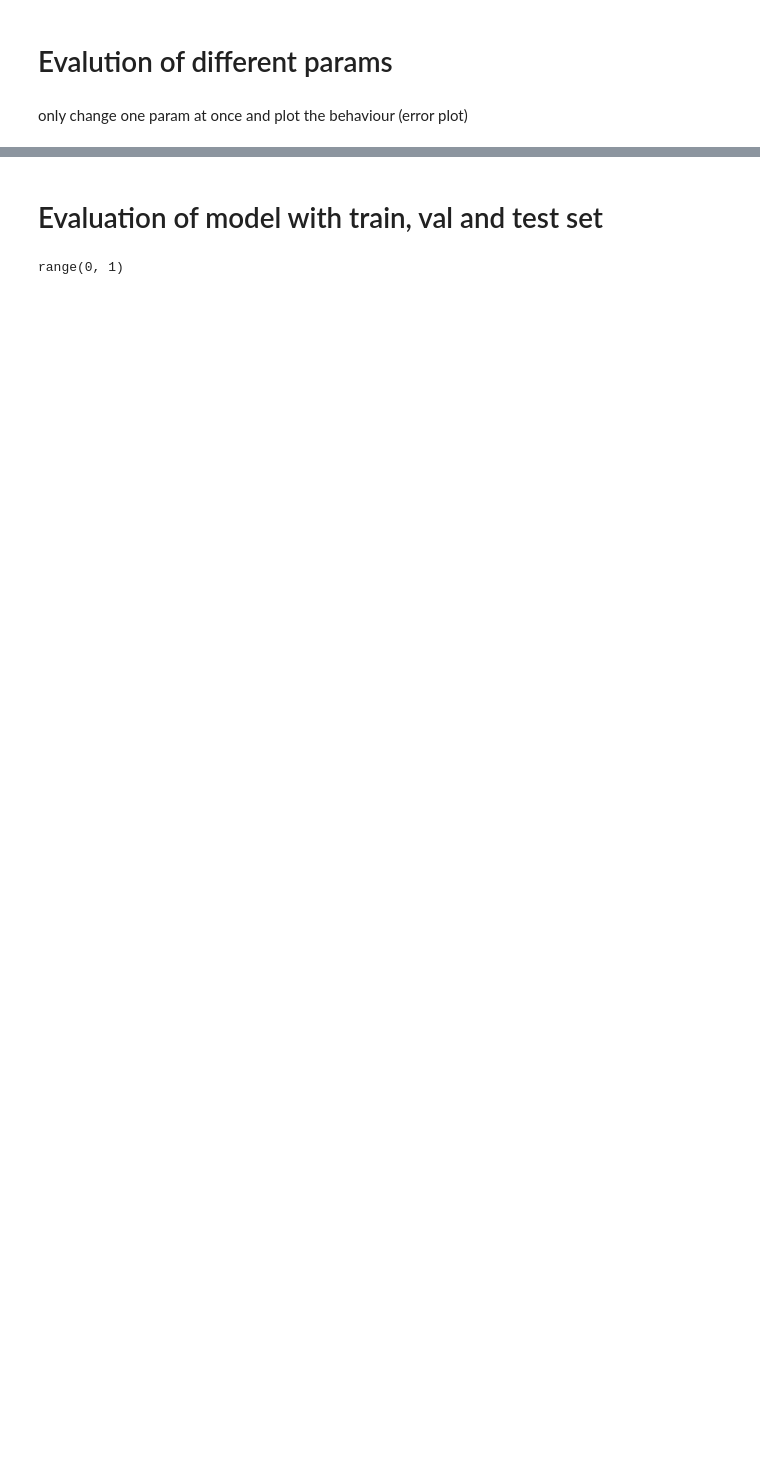
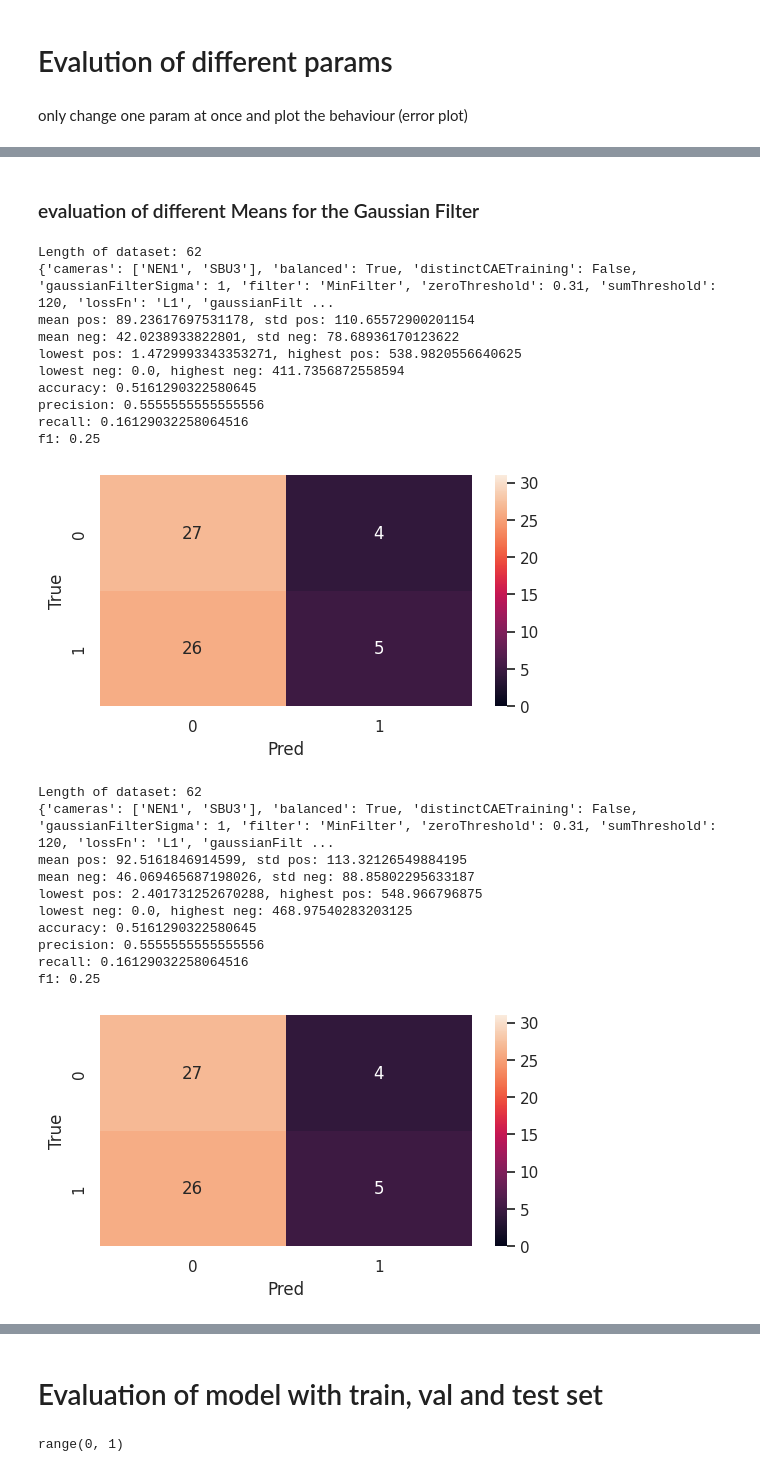
Before and after one commit to klusertim/heronWorkspace, a Jupyter notebook: classifier/basicClassifier.ipynb, the cells around one changed output, grey strips where cells are left out. Saved outputs shown, nothing was run; the diff lists cells and outputs as text; code cells hidden in the pictures; blank space fills up the shorter version.

```diff
--- a/classifier/basicClassifier.ipynb
+++ b/classifier/basicClassifier.ipynb
@@ -367,0 +509,53 @@ def evaluateAndPlotSettings(settings: list(dict)):
+# %% [markdown]
+### evaluation of different Means for the Gaussian Filter
+# %%
+# distributions = dict(
+#     cameras = [["NEN1", "SBU3"]], #, ["SBU4"]
+#     balanced = [True, False],
+#     distinctCAETraining = [True, False],
+#     gaussianFilterSize = [5],
+#     gaussianFilterSigma = [3, 5],
+#     filter = ["MinFilter"], #["MinFilter", "GaussianFilter"]
+#     zeroThreshold = np.random.uniform(low=0.15, high=0.4, size=30), # uniform dist on loc, loc+scale -> uniform(loc, scale) #threshold for zeroing out the image
+#     sumThreshold = np.random.uniform(low=20, high=50, size=30),
+#     lossFn = ["L1"]#["MSE", "L1"],
+# )
+
+# investigation of gaussian filter sigma
+startState = dict(
+    cameras = ["NEN1", "SBU3"], #, ["SBU4"]
+    balanced = True,
+    distinctCAETraining = False,
+    gaussianFilterSigma = 1,
+    filter = "MinFilter", #["MinFilter", "GaussianFilter"]
+    zeroThreshold = 0.31, # uniform dist on loc, loc+scale -> uniform(loc, scale) #threshold for zeroing out the image
+    sumThreshold = 120,
+    lossFn = "L1"
+)
+
+sizeArr = [3, 5, 7, 9]
+settings = [dict(startState, gaussianFilterSize=size) for size in sizeArr]
+evaluateAndPlotSettings(settings)
+# %% [output]
+Length of dataset: 62
+{'cameras': ['NEN1', 'SBU3'], 'balanced': True, 'distinctCAETraining': False, 'gaussianFilterSigma': 1, 'filter': 'MinFilter', 'zeroThreshold': 0.31, 'sumThreshold': 120, 'lossFn': 'L1', 'gaussianFilt ...
+mean pos: 89.23617697531178, std pos: 110.65572900201154
+mean neg: 42.0238933822801, std neg: 78.68936170123622
+lowest pos: 1.4729993343353271, highest pos: 538.9820556640625
+lowest neg: 0.0, highest neg: 411.7356872558594
+accuracy: 0.5161290322580645
+precision: 0.5555555555555556
+recall: 0.16129032258064516
+f1: 0.25
+[figure, added]
+Length of dataset: 62
+{'cameras': ['NEN1', 'SBU3'], 'balanced': True, 'distinctCAETraining': False, 'gaussianFilterSigma': 1, 'filter': 'MinFilter', 'zeroThreshold': 0.31, 'sumThreshold': 120, 'lossFn': 'L1', 'gaussianFilt ...
+mean pos: 92.5161846914599, std pos: 113.32126549884195
+mean neg: 46.069465687198026, std neg: 88.85802295633187
+lowest pos: 2.401731252670288, highest pos: 548.966796875
+lowest neg: 0.0, highest neg: 468.97540283203125
+accuracy: 0.5161290322580645
+precision: 0.5555555555555556
+recall: 0.16129032258064516
+f1: 0.25
+[figure, added]
```
Also changed, not shown: parts of 9 cells of this notebook.
